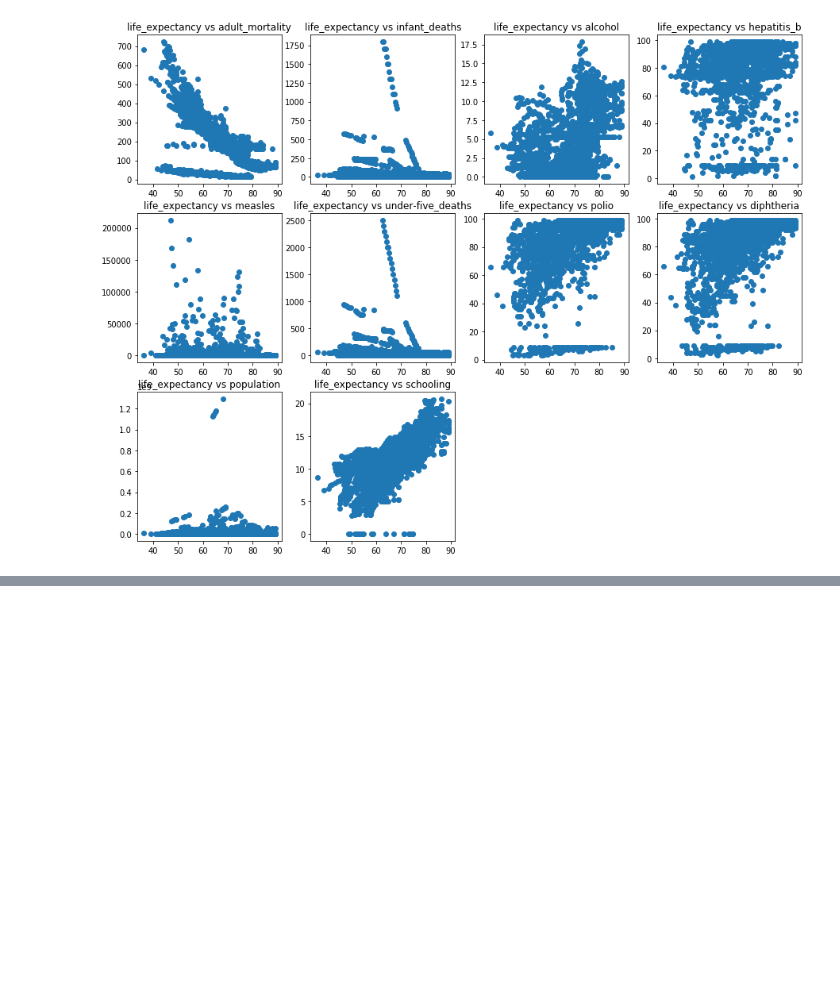
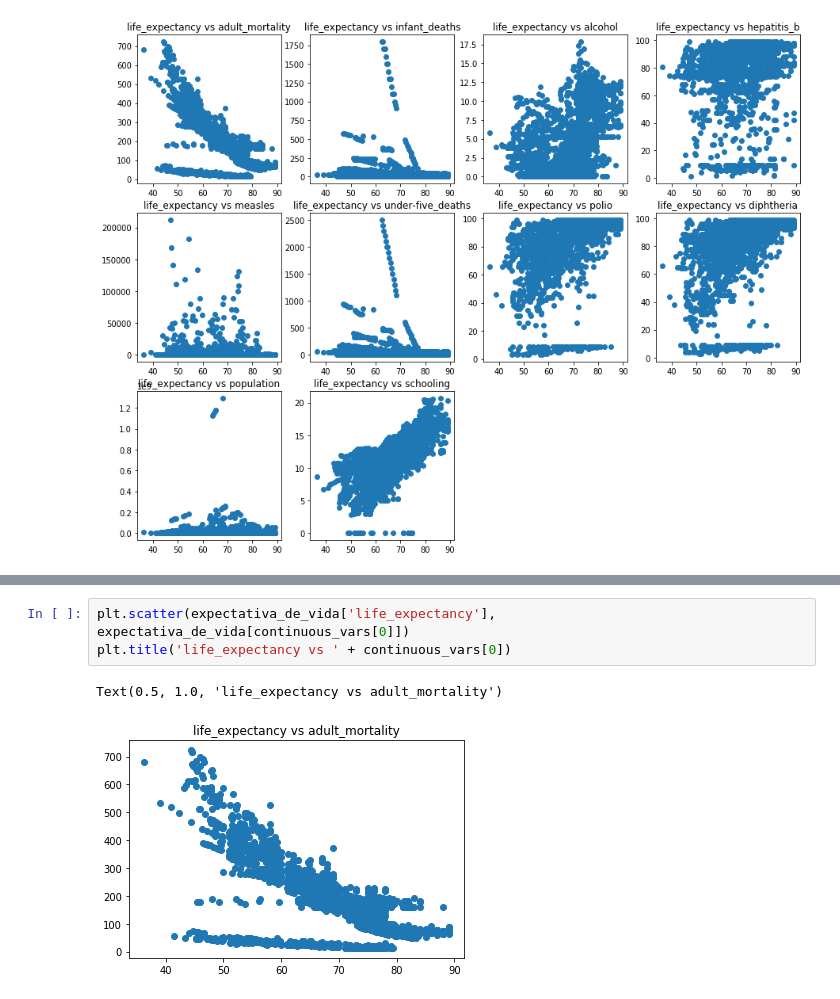
Before and after one commit to juliatiemi/icd-final-project, a Jupyter notebook: ProjetoFinalICD.ipynb, the cells around one changed output, grey strips where cells are left out. Cells and saved outputs as stored; diff of their text form; blank space fills up the shorter version.

```diff
--- a/ProjetoFinalICD.ipynb
+++ b/ProjetoFinalICD.ipynb
@@ -189,0 +197,6 @@ plt.show()
+# %%
+plt.scatter(expectativa_de_vida['life_expectancy'], expectativa_de_vida[continuous_vars[0]])
+plt.title('life_expectancy vs ' + continuous_vars[0])
+# %% [output]
+Text(0.5, 1.0, 'life_expectancy vs adult_mortality')
+[figure, added]
```
Also changed, not shown: parts of 16 cells of this notebook.
